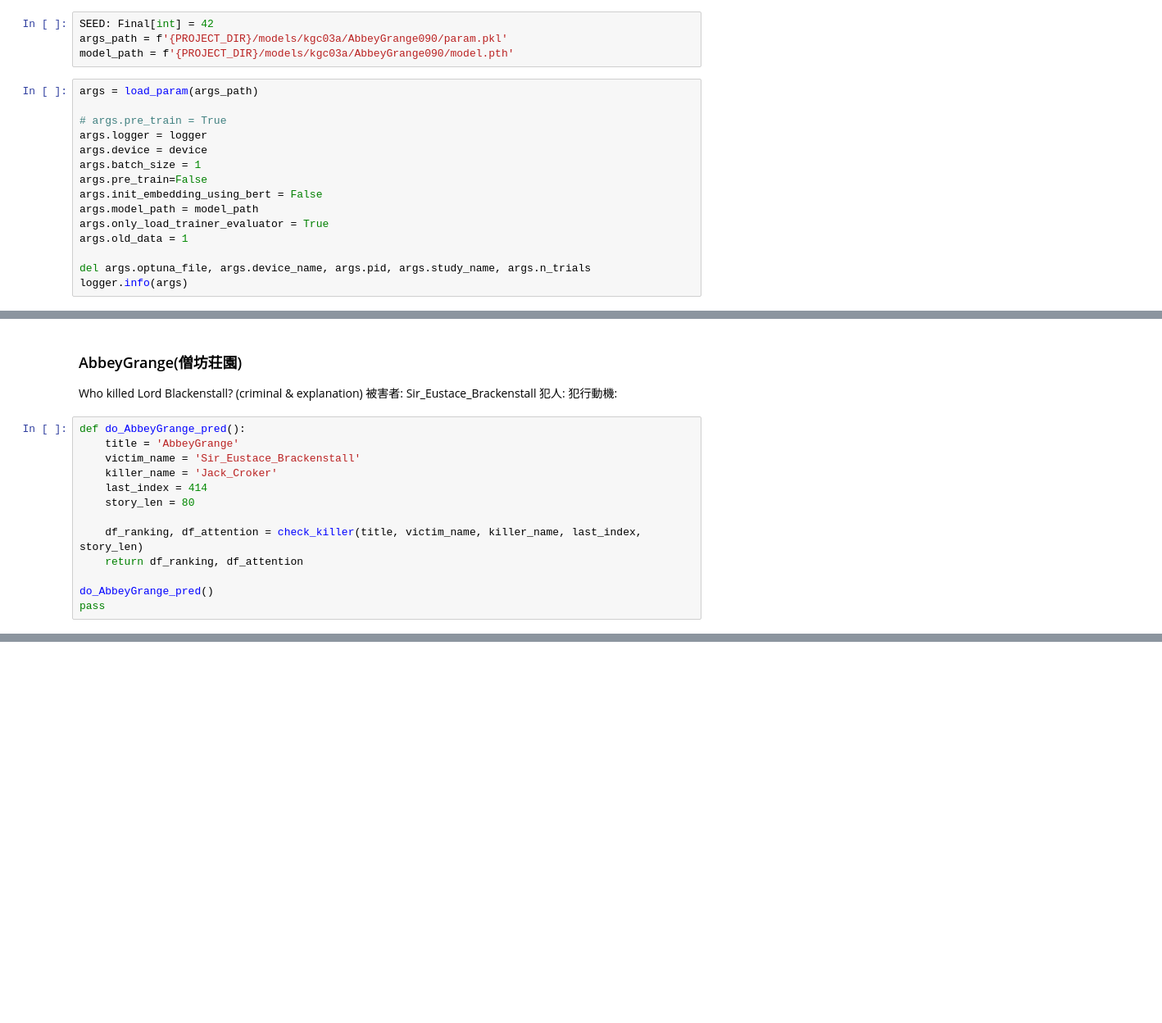
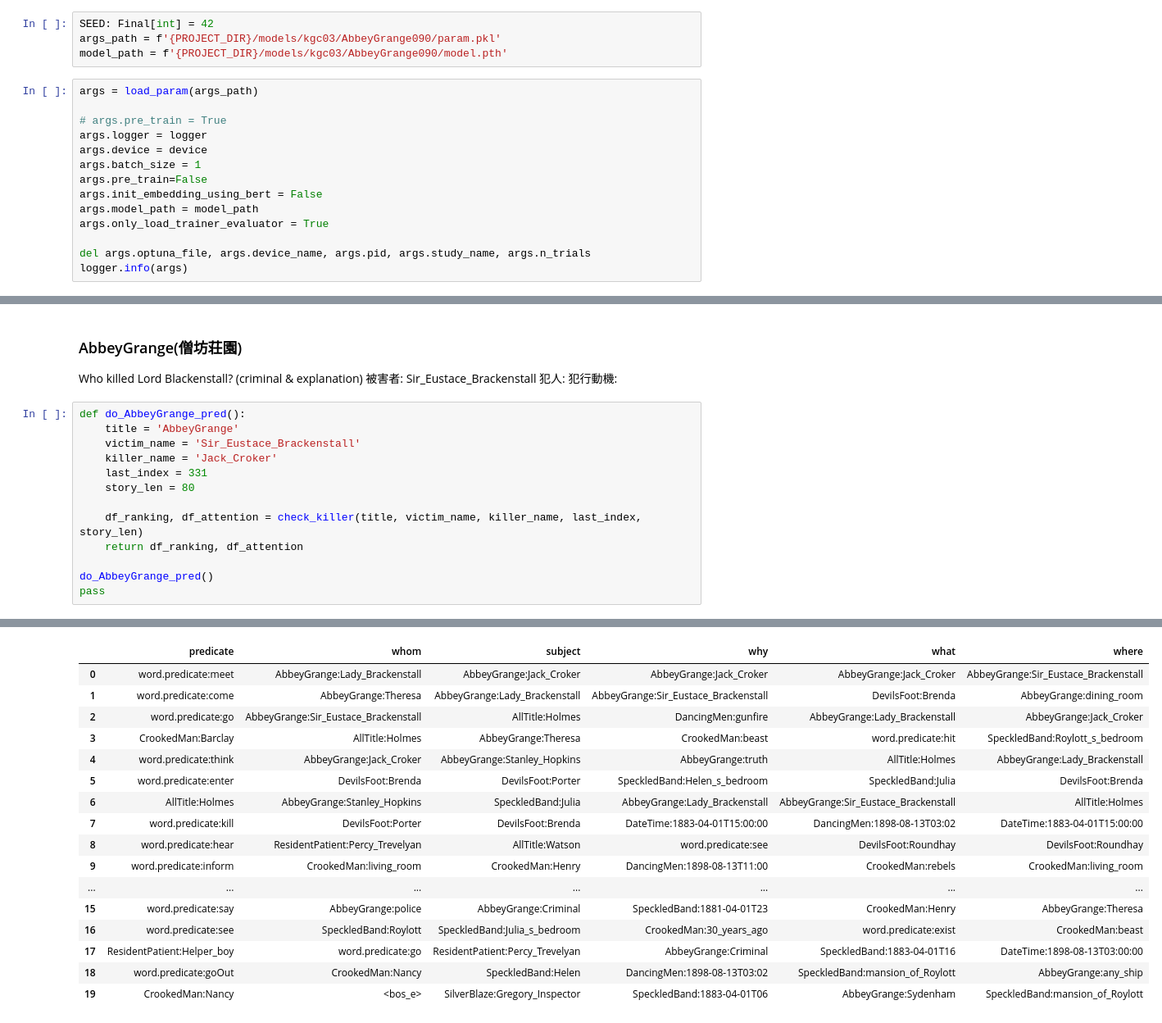
Before and after one commit to RyoyaKaneda-Student/knowledge_graph, a Jupyter notebook: notebooks/kgc03new/AbbeyGrange090.ipynb, the cells around one changed output, grey strips where cells are left out. Shown at 82% size. Cells and saved outputs as stored; diff of their text form; blank space fills up the shorter version.

```diff
--- a/notebooks/kgc03new/AbbeyGrange090.ipynb
+++ b/notebooks/kgc03new/AbbeyGrange090.ipynb
@@ -49,8 +49,8 @@ from utils.torch_ignite import TRAINER, EVALUATOR
 from const.const_values import DATASETS, DATA_HELPER, DATA_LOADERS, TRAIN_RETURNS
 # %%
 SEED: Final[int] = 42
-args_path = f'{PROJECT_DIR}/models/kgc03a/AbbeyGrange090/param.pkl'
-model_path = f'{PROJECT_DIR}/models/kgc03a/AbbeyGrange090/model.pth'
+args_path = f'{PROJECT_DIR}/models/kgc03/AbbeyGrange090/param.pkl'
+model_path = f'{PROJECT_DIR}/models/kgc03/AbbeyGrange090/model.pth'
 # %%
 args = load_param(args_path)
 
@@ -62,7 +62,6 @@ args.pre_train=False
 args.init_embedding_using_bert = False
 args.model_path = model_path
 args.only_load_trainer_evaluator = True
-args.old_data = 1
 
 del args.optuna_file, args.device_name, args.pid, args.study_name, args.n_trials
 logger.info(args)
@@ -260,7 +238,7 @@ def do_AbbeyGrange_pred():
     title = 'AbbeyGrange'
     victim_name = 'Sir_Eustace_Brackenstall'
     killer_name = 'Jack_Croker'
-    last_index = 414
+    last_index = 331
     story_len = 80
 
     df_ranking, df_attention = check_killer(title, victim_name, killer_name, last_index, story_len)
@@ -268,3 +246,4 @@ def do_AbbeyGrange_pred():
 
 do_AbbeyGrange_pred()
 pass
+# %% [output]
@@ -270,0 +251,17 @@ pass
+|  | predicate | whom | subject | why | what | where |
+| 0 | word.predicate:meet | AbbeyGrange:Lady_Brackenstall | AbbeyGrange:Jack_Croker | AbbeyGrange:Jack_Croker | AbbeyGrange:Jack_Croker | AbbeyGrange:Sir_Eustace_Brackenstall |
+| 1 | word.predicate:come | AbbeyGrange:Theresa | AbbeyGrange:Lady_Brackenstall | AbbeyGrange:Sir_Eustace_Brackenstall | DevilsFoot:Brenda | AbbeyGrange:dining_room |
+| 2 | word.predicate:go | AbbeyGrange:Sir_Eustace_Brackenstall | AllTitle:Holmes | DancingMen:gunfire | AbbeyGrange:Lady_Brackenstall | AbbeyGrange:Jack_Croker |
+| 3 | CrookedMan:Barclay | AllTitle:Holmes | AbbeyGrange:Theresa | CrookedMan:beast | word.predicate:hit | SpeckledBand:Roylott_s_bedroom |
+| 4 | word.predicate:think | AbbeyGrange:Jack_Croker | AbbeyGrange:Stanley_Hopkins | AbbeyGrange:truth | AllTitle:Holmes | AbbeyGrange:Lady_Brackenstall |
+| 5 | word.predicate:enter | DevilsFoot:Brenda | DevilsFoot:Porter | SpeckledBand:Helen_s_bedroom | SpeckledBand:Julia | DevilsFoot:Brenda |
+| 6 | AllTitle:Holmes | AbbeyGrange:Stanley_Hopkins | SpeckledBand:Julia | AbbeyGrange:Lady_Brackenstall | AbbeyGrange:Sir_Eustace_Brackenstall | AllTitle:Holmes |
+| 7 | word.predicate:kill | DevilsFoot:Porter | DevilsFoot:Brenda | DateTime:1883-04-01T15:00:00 | DancingMen:1898-08-13T03:02 | DateTime:1883-04-01T15:00:00 |
+| 8 | word.predicate:hear | ResidentPatient:Percy_Trevelyan | AllTitle:Watson | word.predicate:see | DevilsFoot:Roundhay | DevilsFoot:Roundhay |
+| 9 | word.predicate:inform | CrookedMan:living_room | CrookedMan:Henry | DancingMen:1898-08-13T11:00 | CrookedMan:rebels | CrookedMan:living_room |
+| ... | ... | ... | ... | ... | ... | ... |
+| 15 | word.predicate:say | AbbeyGrange:police | AbbeyGrange:Criminal | SpeckledBand:1881-04-01T23 | CrookedMan:Henry | AbbeyGrange:Theresa |
+| 16 | word.predicate:see | SpeckledBand:Roylott | SpeckledBand:Julia_s_bedroom | CrookedMan:30_years_ago | word.predicate:exist | CrookedMan:beast |
+| 17 | ResidentPatient:Helper_boy | word.predicate:go | ResidentPatient:Percy_Trevelyan | AbbeyGrange:Criminal | SpeckledBand:1883-04-01T16 | DateTime:1898-08-13T03:00:00 |
+| 18 | word.predicate:goOut | CrookedMan:Nancy | SpeckledBand:Helen | DancingMen:1898-08-13T03:02 | SpeckledBand:mansion_of_Roylott | AbbeyGrange:any_ship |
+| 19 | CrookedMan:Nancy | <bos_e> | SilverBlaze:Gregory_Inspector | SpeckledBand:1883-04-01T06 | AbbeyGrange:Sydenham | SpeckledBand:mansion_of_Roylott |
```
Also changed, not shown: parts of 19 cells of this notebook, 8 other files.
